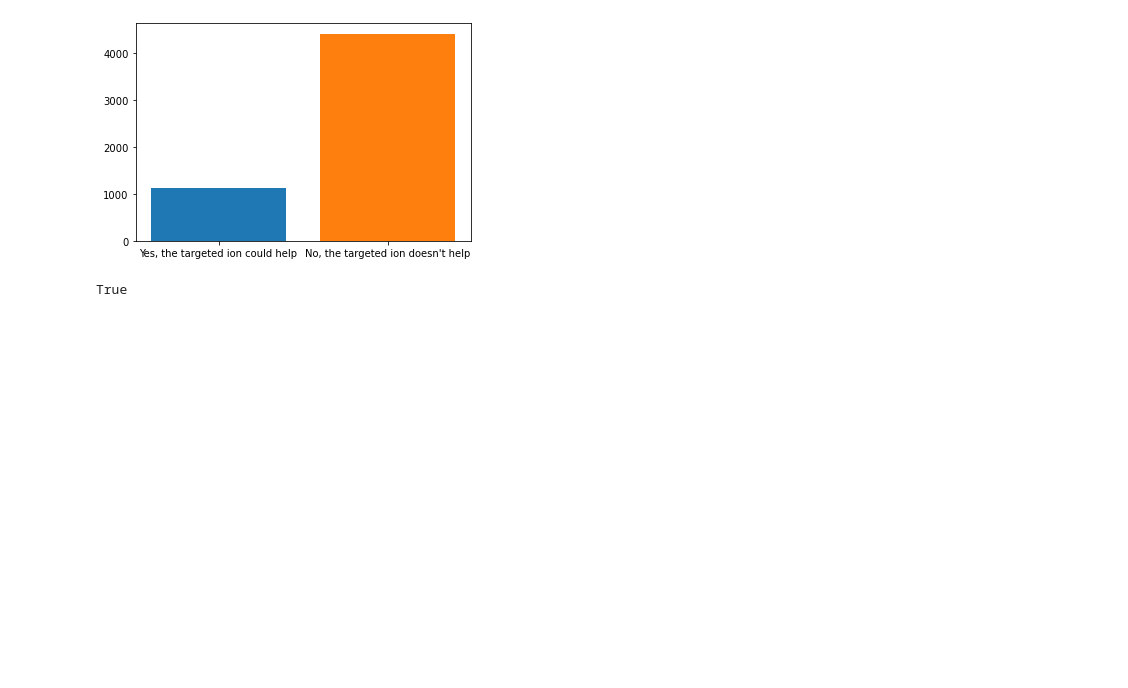
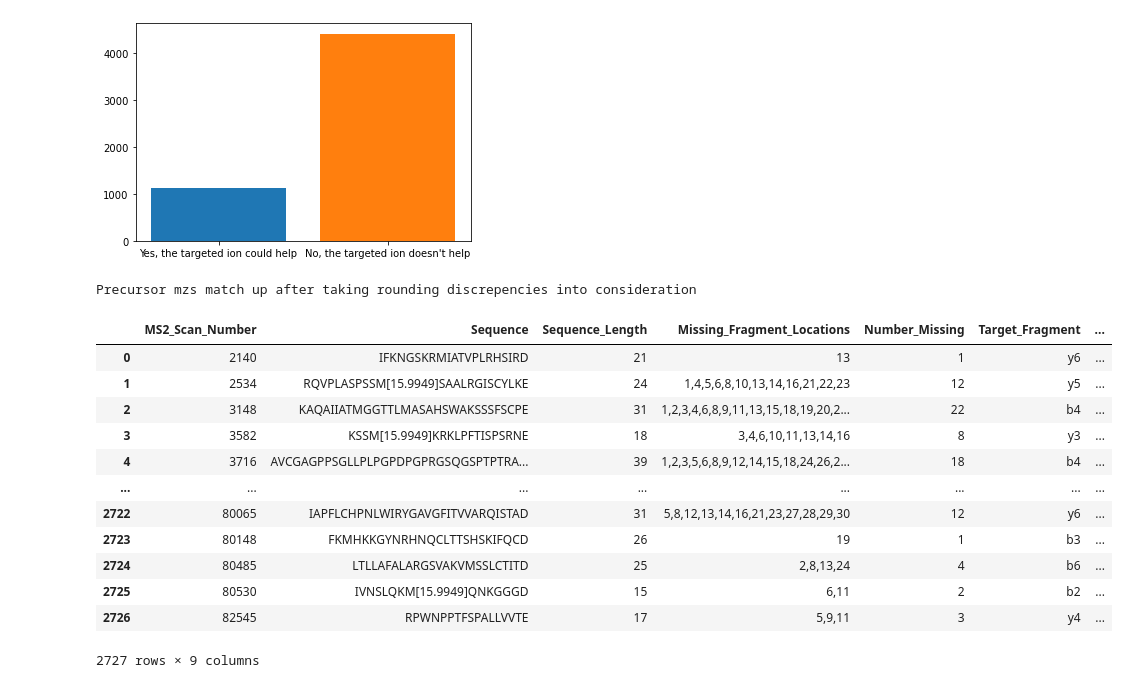
Before and after one commit to miaruppel/DeNovo, a Jupyter notebook: DeNovo_main.ipynb, the cells around one changed output. Cells and saved outputs as stored; diff of their text form; code cells hidden in the pictures; blank space fills up the shorter version.

Commit message:
Matching MS3 scans to their corresponding MS2

```diff
--- a/DeNovo_main.ipynb
+++ b/DeNovo_main.ipynb
@@ -160,7 +160,7 @@ for s in exp1:
 
         # creating table
         #myTable.add_row([scan_number, trimmed_sequence, peptide_object.size(), missing_list])
-        add_row = {'Scan_Number':scan_number,
+        add_row = {'MS2_Scan_Number':scan_number,
                 'Sequence':trimmed_sequence,
                 'Sequence_Length':peptide_object.size(),
                 'Missing_Fragment_Locations':missing_list_mod,
@@ -263,11 +267,29 @@ for s in exp2:
-# %%
-# using precursor mzs, check if MS2 matches MS3
-test = []
-for i in range(0, len(precursor_mzs)):
-    diff = float(list(ms3scan2PrecursorMZ.values())[i]) - float(precursor_mzs[i])
-    if diff < 0.001 or diff < -0.001: # due to rounding discrepencies between the log and the spectrum
-        test.append('yes')
-# %%
-len(test) == len(precursor_mzs) == len(list(ms3scan2PrecursorMZ.values())) # if lengths match, MS2 and MS3 scans match up
-# %% [output]
-True
+# %%
+def matchingMS3s(which_dict, which_mz_list, type_str): # either fragment or precursor
+
+    # do they not match off the bat?
+    if list(which_dict.values()) != which_mz_list:
+
+        # taking into consideration rounding discrepencies between the log and the spectrum
+        mismatch = []
+        for i in range(0, len(which_mz_list)):
+            diff = float(list(which_dict.values())[i]) - float(which_mz_list[i])
+            if diff < 0.00011 or (diff < 0 and diff > -0.00011):
+                pass
+            else:
+                mismatch.append(i)
+        if len(mismatch) == 0:
+            print(type_str + ' match up after taking rounding discrepencies into consideration')
+            new_fragment_df = fragment_df.assign(MS3_Scan_Number = list(which_dict.keys()))
+        else:
+            print('There is mismatch at the following indicies:') # if this is the case, need to do more work...
+            for i in mismatch:
+                print(i)
+
+    # they match perfectly
+    elif list(which_dict.values()) == which_mz_list:
+        if
+        print(type_str + ' match up perfectly!')
+        new_fragment_df = fragment_df.assign(MS3_Scan_Number = list(which_dict.keys()))
+
+    return new_fragment_df
@@ -273,0 +302,18 @@ True
+# %%
+# matching precursor mzs between MS2 (log) and MS3 (spectrum)
+matchingMS3s(ms3scan2PrecursorMZ, precursor_mzs, 'Precursor mzs')
+# %% [output]
+Precursor mzs match up after taking rounding discrepencies into consideration
+|  | MS2_Scan_Number | Sequence | Sequence_Length | Missing_Fragment_Locations | Number_Missing | Target_Fragment | ... |
+| 0 | 2140 | IFKNGSKRMIATVPLRHSIRD | 21 | 13 | 1 | y6 | ... |
+| 1 | 2534 | RQVPLASPSSM[15.9949]SAALRGISCYLKE | 24 | 1,4,5,6,8,10,13,14,16,21,22,23 | 12 | y5 | ... |
+| 2 | 3148 | KAQAIIATMGGTTLMASAHSWAKSSSFSCPE | 31 | 1,2,3,4,6,8,9,11,13,15,18,19,20,2... | 22 | b4 | ... |
+| 3 | 3582 | KSSM[15.9949]KRKLPFTISPSRNE | 18 | 3,4,6,10,11,13,14,16 | 8 | y3 | ... |
+| 4 | 3716 | AVCGAGPPSGLLPLPGPDPGPRGSQGSPTPTRA... | 39 | 1,2,3,5,6,8,9,12,14,15,18,24,26,2... | 18 | b4 | ... |
+| ... | ... | ... | ... | ... | ... | ... | ... |
+| 2722 | 80065 | IAPFLCHPNLWIRYGAVGFITVVARQISTAD | 31 | 5,8,12,13,14,16,21,23,27,28,29,30 | 12 | y6 | ... |
+| 2723 | 80148 | FKMHKKGYNRHNQCLTTSHSKIFQCD | 26 | 19 | 1 | b3 | ... |
+| 2724 | 80485 | LTLLAFALARGSVAKVMSSLCTITD | 25 | 2,8,13,24 | 4 | b6 | ... |
+| 2725 | 80530 | IVNSLQKM[15.9949]QNKGGGD | 15 | 6,11 | 2 | b2 | ... |
+| 2726 | 82545 | RPWNPPTFSPALLVVTE | 17 | 5,9,11 | 3 | y4 | ... |
+2727 rows × 9 columns
```
Also changed, not shown: parts of 3 cells of this notebook.
